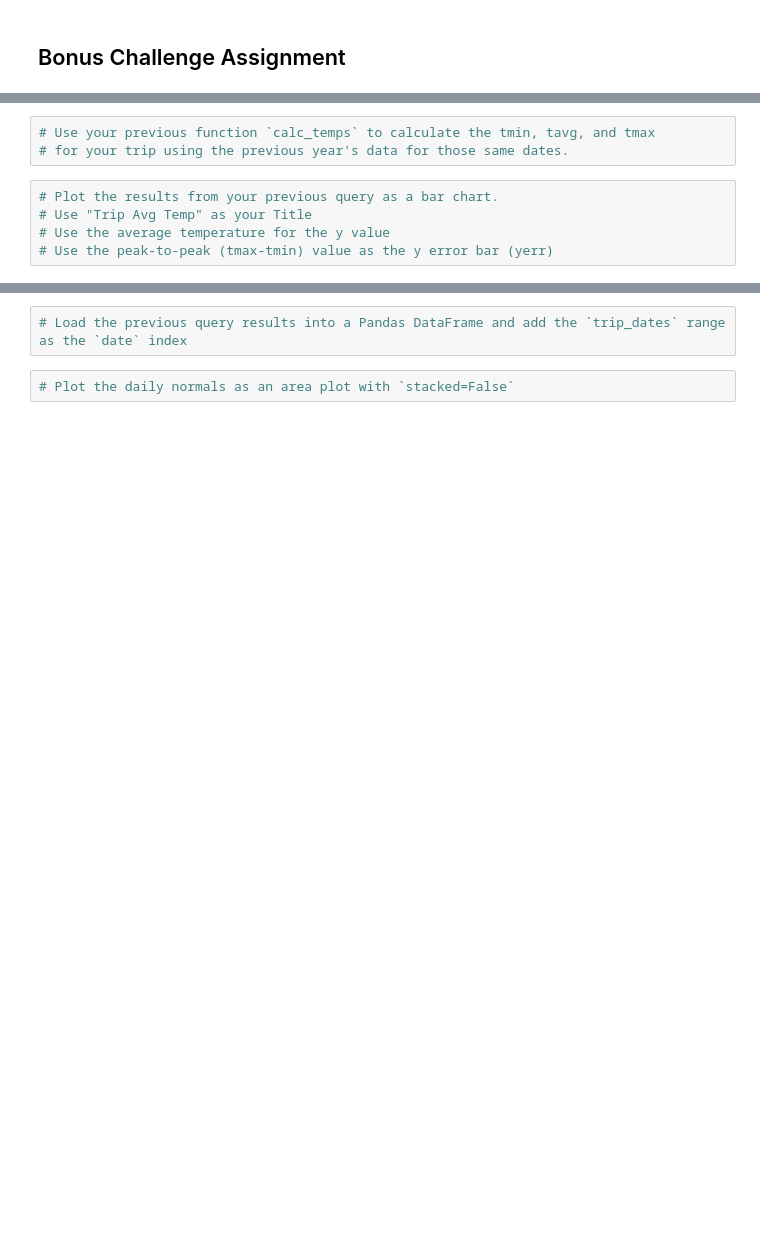
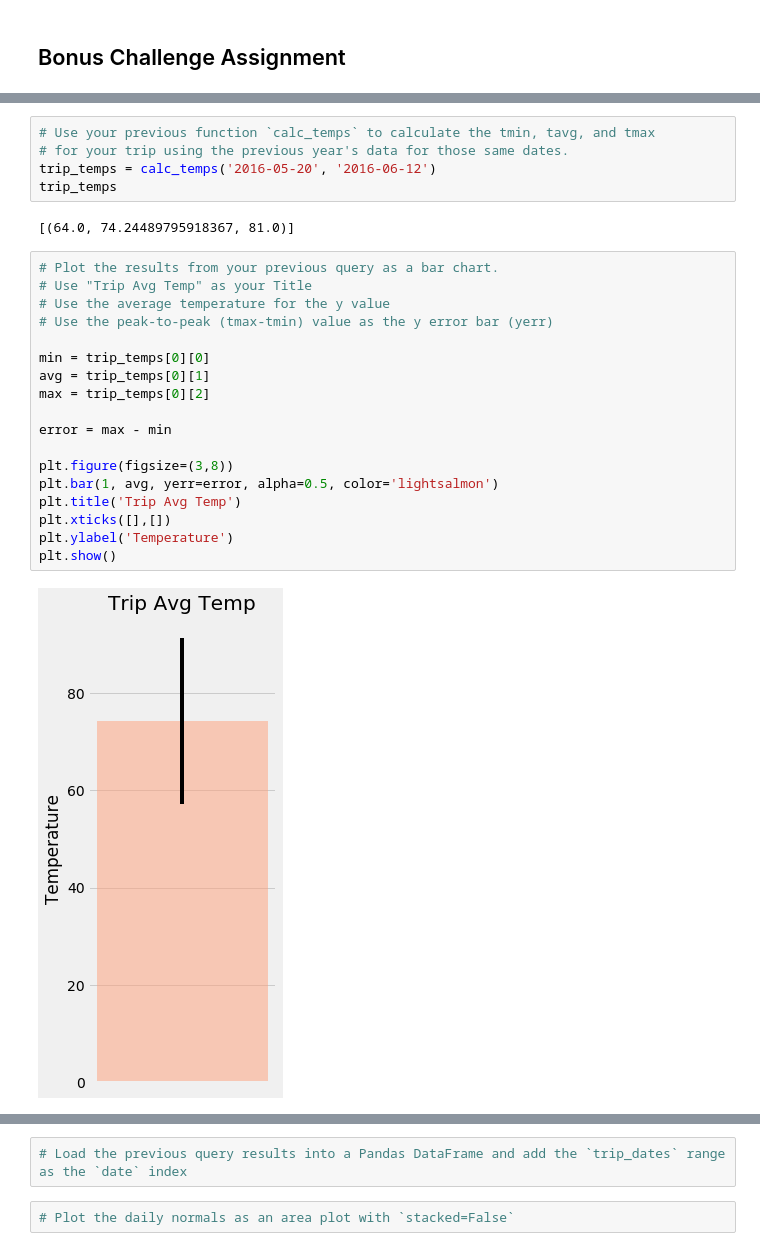
Before and after one commit to colbyhoke/sqlalchemy-challenge, a Jupyter notebook: climate_starter.ipynb, the cells around one changed output, grey strips where cells are left out. Drawn from its saved outputs; the diff is of its cells as text; blank space fills up the shorter version.

```diff
--- a/climate_starter.ipynb
+++ b/climate_starter.ipynb
@@ -209,9 +243,28 @@ print(calc_temps('2012-02-28', '2012-03-05'))
 # %%
 # Use your previous function `calc_temps` to calculate the tmin, tavg, and tmax
 # for your trip using the previous year's data for those same dates.
+trip_temps = calc_temps('2016-05-20', '2016-06-12')
+trip_temps
+# %% [output]
+[(64.0, 74.24489795918367, 81.0)]
 # %%
 # Plot the results from your previous query as a bar chart.
 # Use "Trip Avg Temp" as your Title
 # Use the average temperature for the y value
 # Use the peak-to-peak (tmax-tmin) value as the y error bar (yerr)
+
+min = trip_temps[0][0]
+avg = trip_temps[0][1]
+max = trip_temps[0][2]
+
+error = max - min
+
+plt.figure(figsize=(3,8))
+plt.bar(1, avg, yerr=error, alpha=0.5, color='lightsalmon')
+plt.title('Trip Avg Temp')
+plt.xticks([],[])
+plt.ylabel('Temperature')
+plt.show()
+# %% [output]
+[figure, added]
 # %%
```
Also changed, not shown: parts of 19 cells of this notebook.
